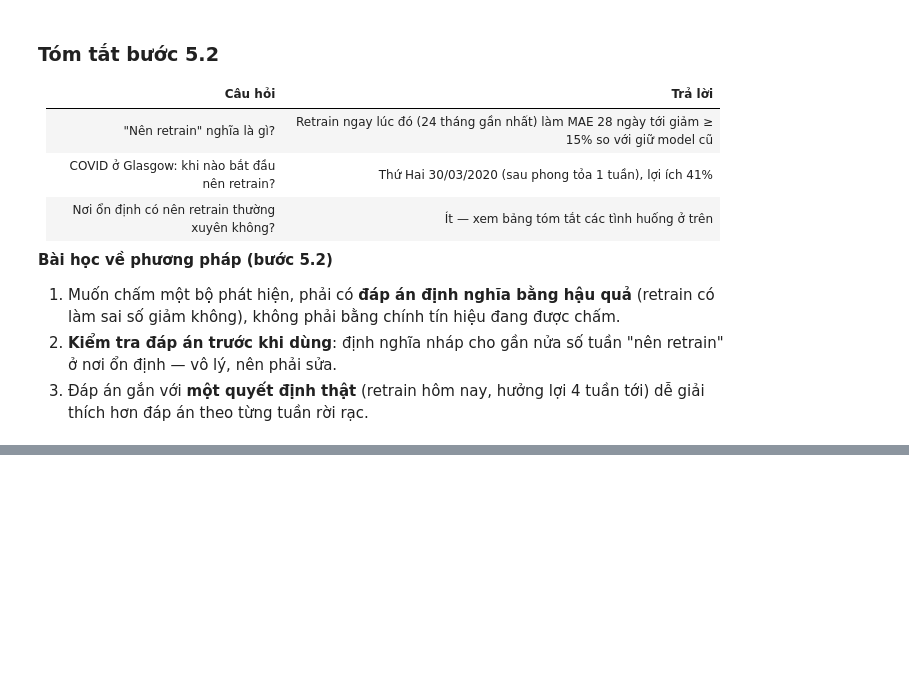
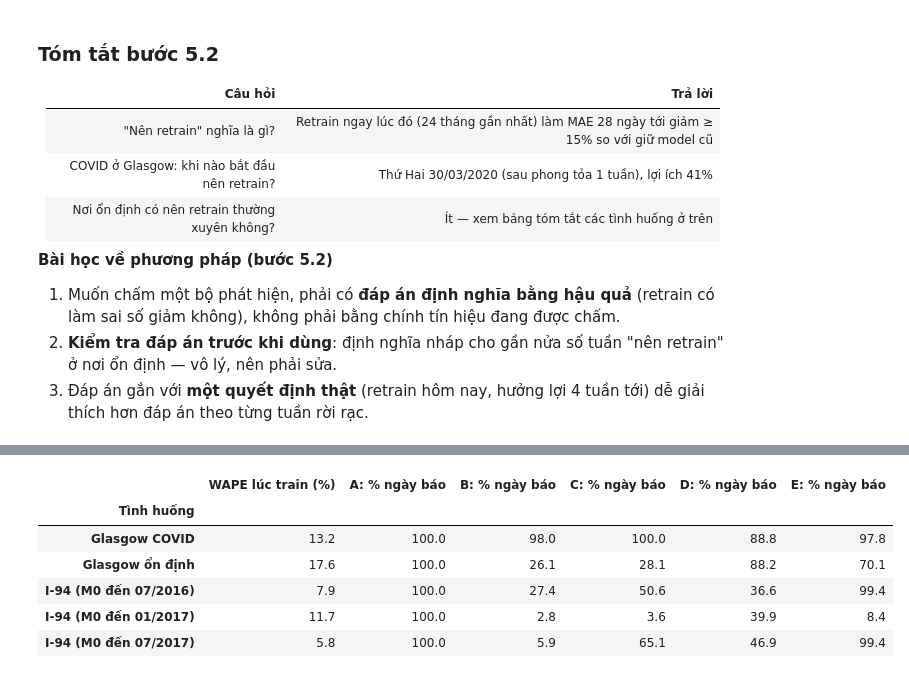
Before and after one commit to Phuctt205dev/adaptive-mlops-traffic-forecast-self-research-NT114.Q21, a Jupyter notebook: experiments/notebooks/E3-drift-retrain.ipynb, the cells around one changed output, grey strips where cells are left out. Cells and saved outputs as stored; diff of their text form; code cells hidden in the pictures; blank space fills up the shorter version.

```diff
--- a/experiments/notebooks/E3-drift-retrain.ipynb
+++ b/experiments/notebooks/E3-drift-retrain.ipynb
@@ -457,0 +525,19 @@ fig.tight_layout(); fig.savefig(FIG / "E3-3-ground-truth-retrain-gain.png", dpi=
+# %%
+sigs, rows = {}, []
+for name in SCENARIOS:
+    sig, ref = signals(name)
+    sigs[name] = sig
+    sig.round(4).to_csv(OUT_E3 / f"signals_{SLUG[name]}.csv", lineterminator="\n")
+    row = {"Tình huống": name, "WAPE lúc train (%)": 100 * ref}
+    for s in "ABCDE":
+        row[f"{s}: % ngày báo"] = 100 * sig[f"{s}_alarm"].dropna().mean()
+    rows.append(row)
+pd.DataFrame(rows).set_index("Tình huống").round(1)
+# %% [output]
+|  | WAPE lúc train (%) | A: % ngày báo | B: % ngày báo | C: % ngày báo | D: % ngày báo | E: % ngày báo |
+| Tình huống |  |  |  |  |  |  |
+| Glasgow COVID | 13.2 | 100.0 | 98.0 | 100.0 | 88.8 | 97.8 |
+| Glasgow ổn định | 17.6 | 100.0 | 26.1 | 28.1 | 88.2 | 70.1 |
+| I-94 (M0 đến 07/2016) | 7.9 | 100.0 | 27.4 | 50.6 | 36.6 | 99.4 |
+| I-94 (M0 đến 01/2017) | 11.7 | 100.0 | 2.8 | 3.6 | 39.9 | 8.4 |
+| I-94 (M0 đến 07/2017) | 5.8 | 100.0 | 5.9 | 65.1 | 46.9 | 99.4 |
```
Also changed, not shown: parts of 8 cells of this notebook, 10 other files.
